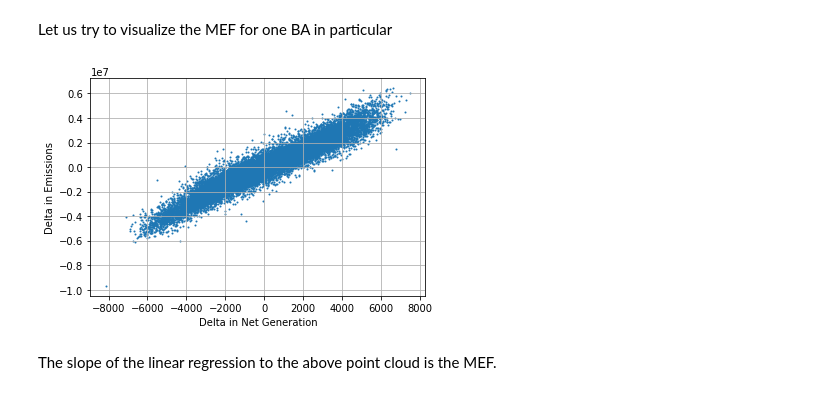
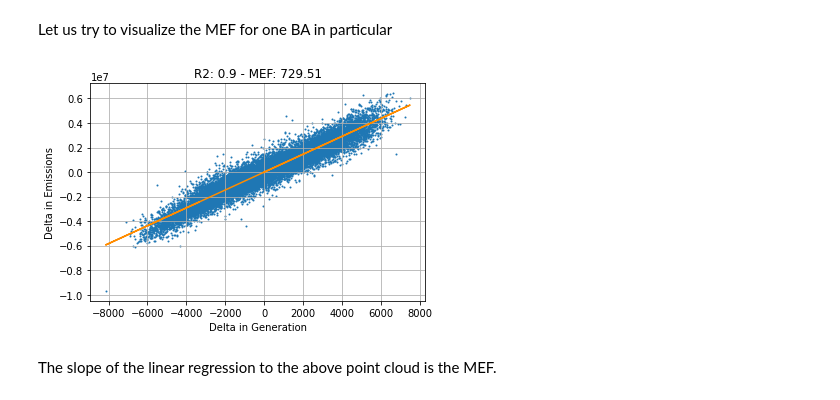
Before and after one commit to degleris1/DynamicMarginalEmissions.jl, a Jupyter notebook: notebooks/gridemissions.ipynb, the cells around one changed output. Drawn from its saved outputs; the diff is of its cells as text; code cells hidden in the pictures.

```diff
--- a/notebooks/gridemissions.ipynb
+++ b/notebooks/gridemissions.ipynb
@@ -272,10 +264,9 @@ ba_co2 = ba_co2.diff()
-# %%
-plt.scatter(ba_NG, ba_co2, s=1)
-plt.xlabel("Delta in Net Generation")
-plt.ylabel('Delta in Emissions')
-plt.grid()
-# %% [output]
-[figure, removed]
+# %%
+ba = 'MISO'
+
+_ = plot_mef(ba, df_elec, df_co2, which='generation')
+# %% [output]
+[figure, added]
 # %% [markdown]
 The slope of the linear regression to the above point cloud is the MEF.
 # %% [markdown]
```
Also changed, not shown: parts of 24 cells of this notebook, 3 other files.
